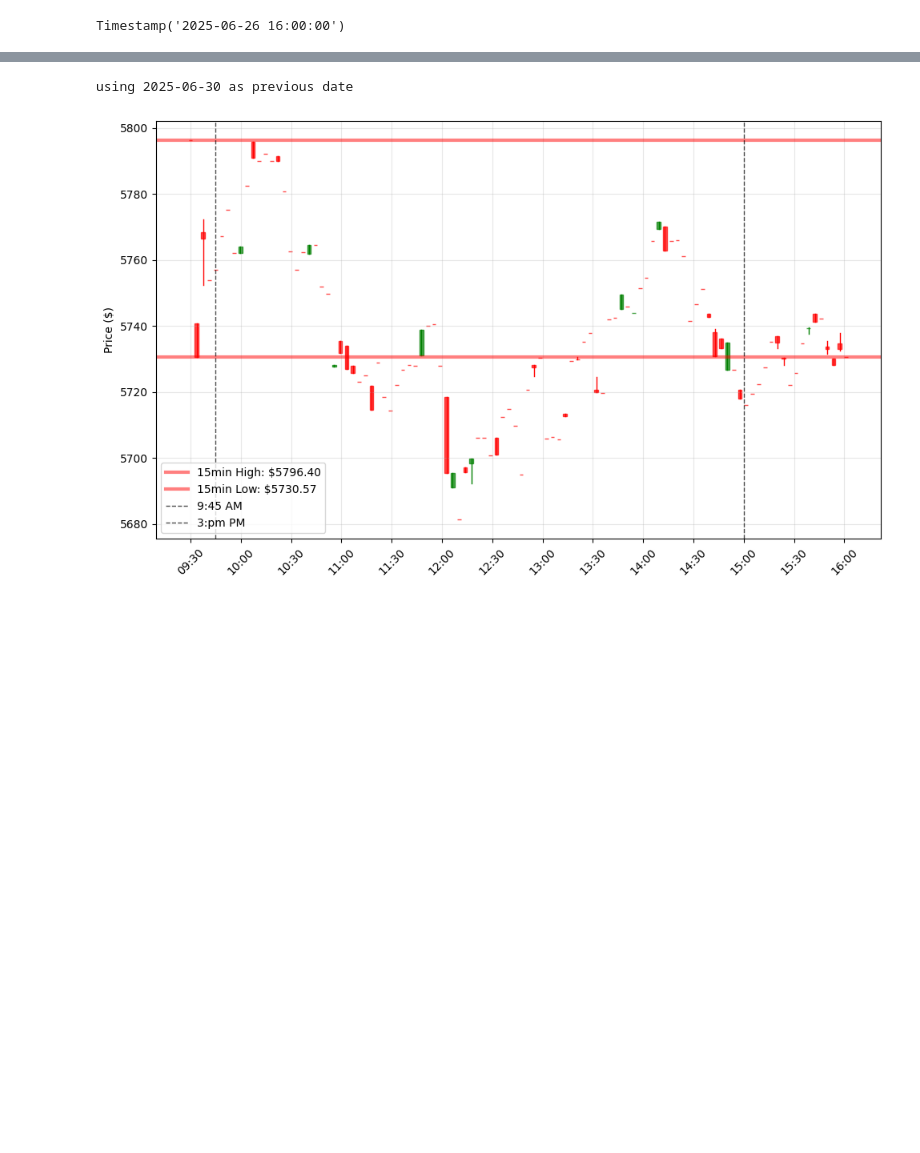
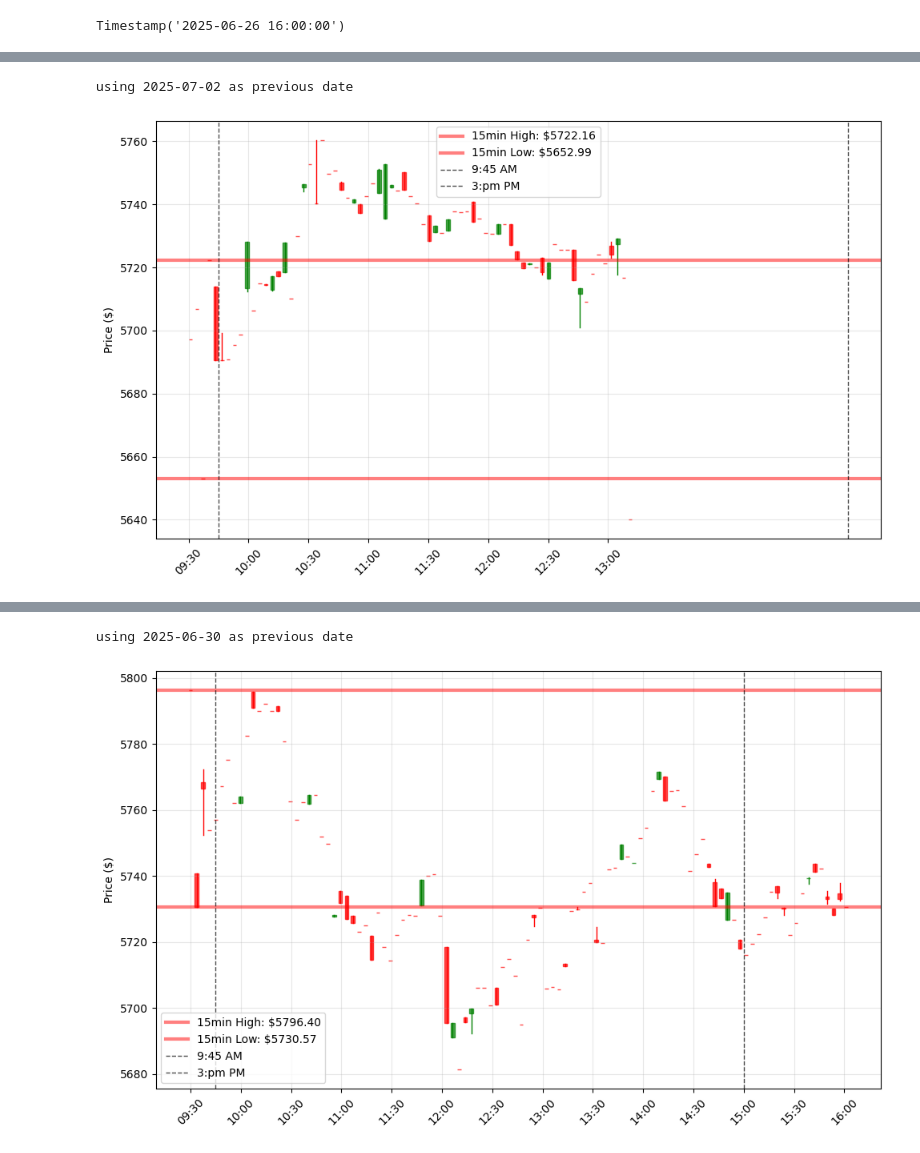
Before and after one commit to seafoodfry/ml-workspace, a Jupyter notebook: gpu-sandbox/quantitative-finance/strat-000-vis.ipynb, the cells around one changed output, grey strips where cells are left out. Saved outputs shown, nothing was run; the diff lists cells and outputs as text; code cells hidden in the pictures; blank space fills up the shorter version.

```diff
--- a/gpu-sandbox/quantitative-finance/strat-000-vis.ipynb
+++ b/gpu-sandbox/quantitative-finance/strat-000-vis.ipynb
@@ -119,0 +154,5 @@ using 2025-07-01 as previous date
+# %%
+plot_spread_analysis(df, datetime.date(2025, 7, 3))
+# %% [output]
+using 2025-07-02 as previous date
+[figure, added]
```
Also changed, not shown: parts of 11 cells of this notebook.
